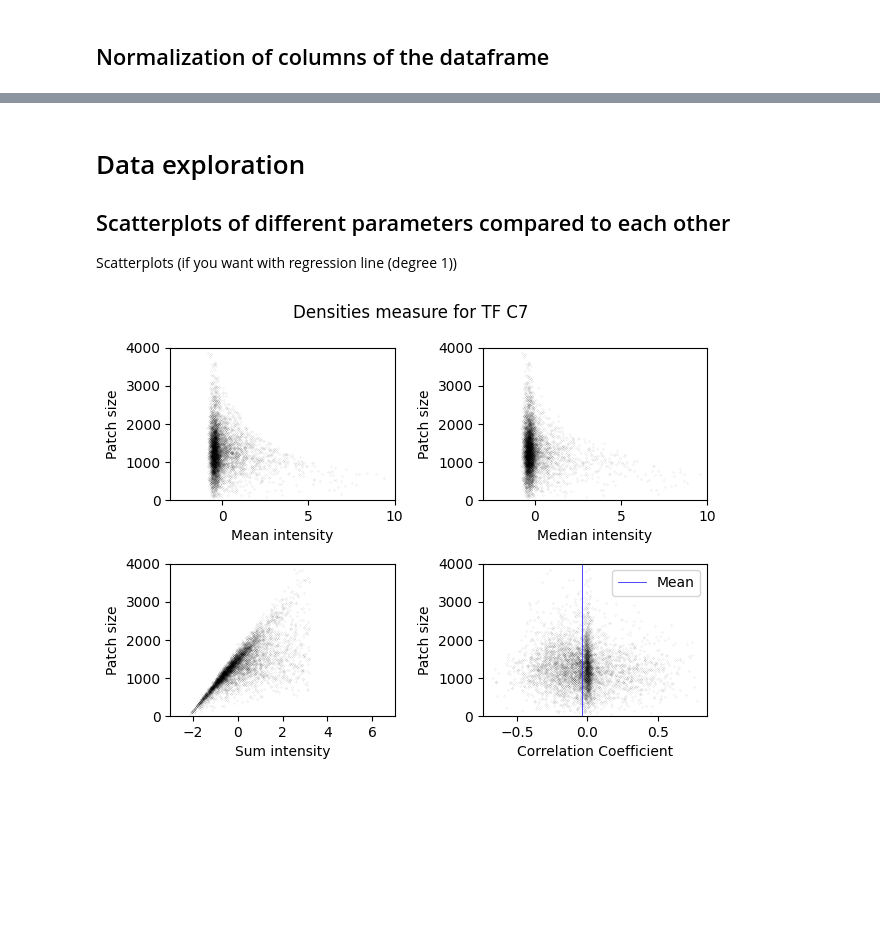
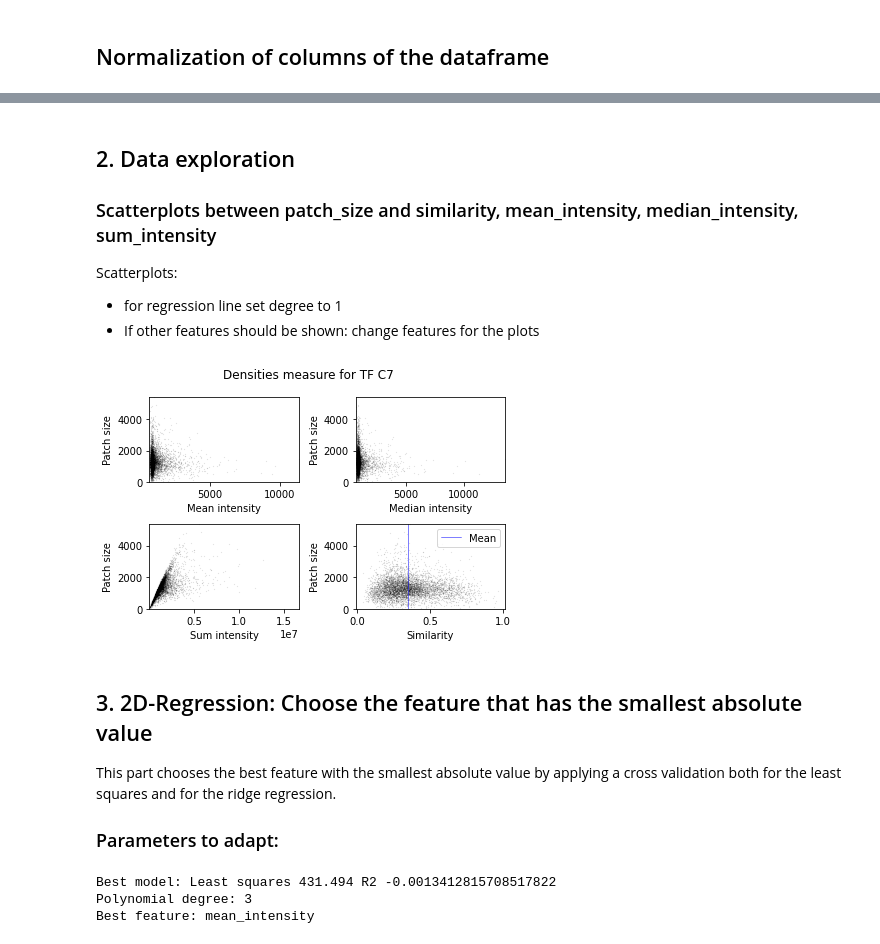
Before and after one commit to CS-433/ml-project-2-transcripted_cherry, a Jupyter notebook: Jupyter notebooks/task_1.ipynb, the cells around one changed output, grey strips where cells are left out. Saved outputs shown, nothing was run; the diff lists cells and outputs as text; code cells hidden in the pictures; blank space fills up the shorter version.

```diff
--- a/Jupyter notebooks/task_1.ipynb
+++ b/Jupyter notebooks/task_1.ipynb
@@ -72,0 +80,4 @@ ypet_intensity_processed = ypet_intensity.copy()
+# %%
+if remove_similarity == True:
+        remove_boolean = ypet_intensity_processed.similarity > similarity_threshold
+        ypet_intensity_processed = ypet_intensity_processed[remove_boolean]
@@ -73 +86,9 @@ ypet_intensity_processed = ypet_intensity.copy()
+# %%
+if remove_blur_lapl == True:
+        remove_boolean = ypet_intensity_processed.blur_lapl < remove_blur_lapl_threshold
+        ypet_intensity_processed = ypet_intensity_processed[remove_boolean]
+
+if remove_blur_ski == True:
+        remove_boolean = ypet_intensity_processed.blur_ski < remove_blur_ski_threshold
+        ypet_intensity_processed = ypet_intensity_processed[remove_boolean]
 # %% [markdown]
@@ -75,12 +96,13 @@ ypet_intensity_processed = ypet_intensity.copy()
 # %%
 def outlier_removal(without_outliers, **kwargs):
     #define input parameters
-    outlier_range =   kwargs['outlier_range']
     outlier_columns = kwargs['outlier_columns']
     interquantile =   kwargs['interquantile']
-    quantile_keep =   kwargs['interquantile']
+    quantile_keep =   kwargs['quantile_keep']
+
     # first choose which method for outlier removal wants to be used. Use a for loop to iterate over the defined columns of the dataframe.
     if interquantile == True:
+        outlier_range =   kwargs['outlier_range']
         for col in outlier_columns:
             # defined the interquantile range and then the upper and lower limit of the choosen column
             median = without_outliers[col].median()
@@ -95,9 +117,10 @@ def outlier_removal(without_outliers, **kwargs):
             # Use the mask to filter the dataframe
             without_outliers = without_outliers[mask]
     if interquantile == False:
+
         for col in outlier_columns:
             #define the limit up to which the values are kept
-            quantile_limit = without_outliers[col].quantile(q = 0.95)
+            quantile_limit = without_outliers[col].quantile(q = 1)
             #define a boolean mask that is True for rows that are in the defined limit
             mask = without_outliers[col] < quantile_limit
             #use the mask to filter the dataframe
@@ -159,6 +162,8 @@ print(ypet_intensity_processed)
 # %% [markdown]
-# Data exploration
+## 2. Data exploration
 
-## Scatterplots of different parameters compared to each other
+### Scatterplots between patch_size and similarity, mean_intensity, median_intensity, sum_intensity
 
-Scatterplots (if you want with regression line (degree 1))
+Scatterplots:
+- for regression line set degree to 1
+- If other features should be shown: change features for the plots
@@ -165,34 +172,41 @@ Scatterplots (if you want with regression line (degree 1))
 # %%
 mk_size = 0.01 #Choose a small mk_size if a lot of datapoints, so densities are easier to read
 points_col = 'black'
 line_col   = 'blue'
 
 plt.figure()
 plt.subplot(221)
 sns.regplot(y="patch_size", x="mean_intensity", data=ypet_intensity_processed,marker = '.',scatter_kws={'s':mk_size}, color = points_col, fit_reg=False)
 plt.xlabel("Mean intensity"); plt.ylabel("Patch size")
-plt.xlim(-3,10)
-plt.ylim(0,4000)
+plt.xlim(ypet_intensity_processed.mean_intensity.min(),ypet_intensity_processed.mean_intensity.max())
+plt.ylim(0,ypet_intensity_processed.patch_size.max())
 plt.subplot(222)
 sns.regplot(y="patch_size", x="median_intensity", data=ypet_intensity_processed,marker = '.',scatter_kws={'s':mk_size}, color = points_col, fit_reg=False)
 plt.xlabel("Median intensity"); plt.ylabel("Patch size")
-plt.xlim(-3,10)
-plt.ylim(0,4000)
+plt.xlim(ypet_intensity_processed.median_intensity.min(),ypet_intensity_processed.median_intensity.max())
+plt.ylim(0,ypet_intensity_processed.patch_size.max())
 plt.subplot(223)
 sns.regplot(y="patch_size", x="sum_intensity", data=ypet_intensity_processed,marker = '.',scatter_kws={'s':mk_size}, color = points_col, fit_reg=False)
 plt.xlabel("Sum intensity"); plt.ylabel("Patch size")
-plt.xlim(-3,7)
-plt.ylim(0,4000)
+plt.xlim(ypet_intensity_processed.sum_intensity.min(),ypet_intensity_processed.sum_intensity.max())
+plt.ylim(0,ypet_intensity_processed.patch_size.max())
 plt.subplot(224)
-sns.regplot(y="patch_size", x="correlation coef", data=ypet_intensity_processed,marker = '.',scatter_kws={'s':mk_size}, color = points_col, fit_reg=False)
-plt.xlabel("Correlation Coefficient"); plt.ylabel("Patch size")
-plt.axvline(np.mean(ypet_intensity_processed['correlation coef']),color = line_col,linewidth = 0.5,label = "Mean")
-plt.ylim(0,4000)
+sns.regplot(y="patch_size", x="similarity", data=ypet_intensity_processed,marker = '.',scatter_kws={'s':mk_size}, color = points_col, fit_reg=False)
+plt.xlabel("Similarity"); plt.ylabel("Patch size")
+plt.axvline(np.mean(ypet_intensity_processed['similarity']),color = line_col,linewidth = 0.5,label = "Mean")
+plt.ylim(0,ypet_intensity_processed.patch_size.max())
 plt.legend()
 plt.suptitle("Densities measure for TF "+TF)#+", outlier range = 1.5 w.r.t. sum intensity")
 plt.tight_layout()
 if Save:
     plt.savefig("../Images/task1/densities_"+TF+".pdf")
+plt.savefig('outlier_cut_interquartile', dpi = 300)
 plt.show()
 # %% [output]
-[figure, old version]
+[figure, new version]
+# %% [markdown]
+## 3. 2D-Regression: Choose the feature that has the smallest absolute value
+
+This part chooses the best feature with the smallest absolute value by applying a cross validation both for the least squares and for the ridge regression.
+
+### Parameters to adapt:
@@ -199 +316,15 @@ plt.show()
+# %%
+if min(mae_test_ridge_list) < min(mae_test_lm_list):
+    min_index = mae_test_ridge_list.index(min(mae_test_ridge_list))
+    print('Best model: Ridge Regression',round(mae_test_lm_list[min_index],3),'R2', R2_ridge_list[min_index] )
+    print('Polynomial degree', degree_min_ridge[min_index])
+else:
+    min_index = mae_test_lm_list.index(min(mae_test_lm_list))
+    print('Best model: Least squares', round(mae_test_lm_list[min_index],3),'R2', R2_lm_list[min_index] )
+    print('Polynomial degree:', degree_min_lm[min_index])
+print('Best feature:', x_features[min_index])
+# %% [output]
+Best model: Least squares 431.494 R2 -0.0013412815708517822
+Polynomial degree: 3
+Best feature: mean_intensity
 # %% [markdown]
```
Also changed, not shown: parts of 39 cells of this notebook.
